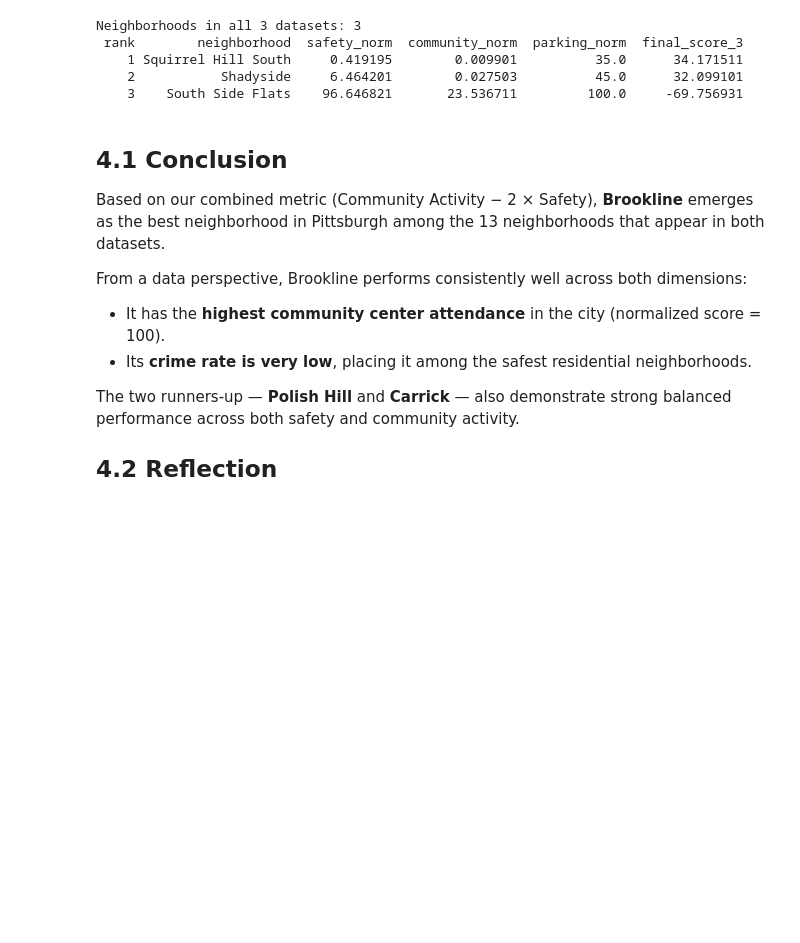
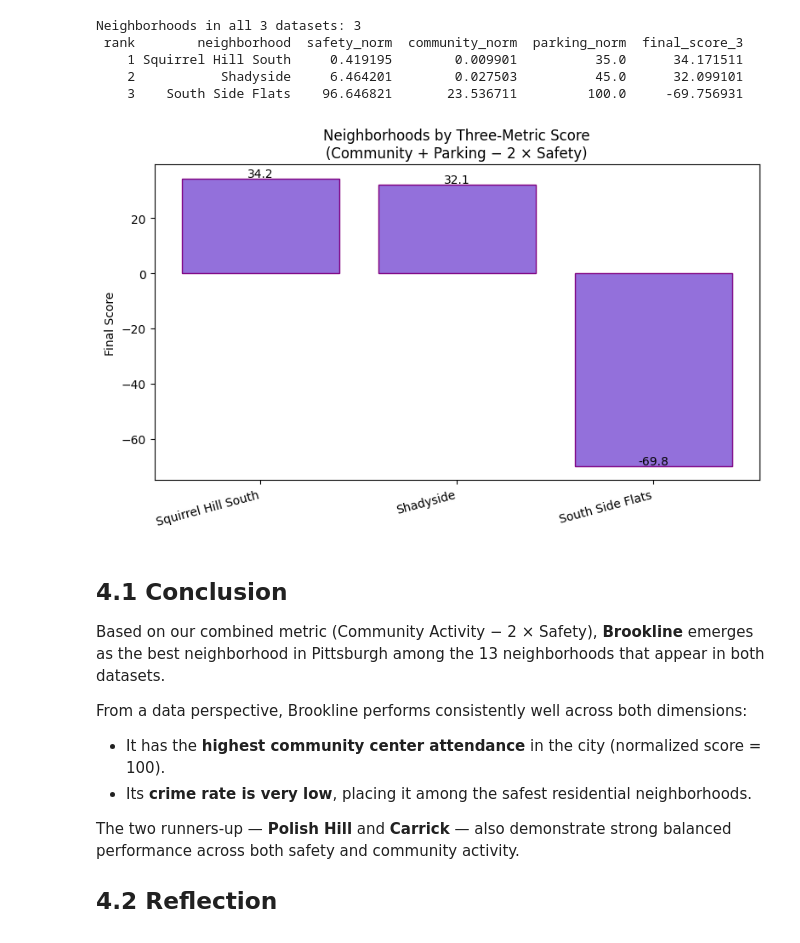
Before and after one commit to wrylht/Final-project-0011, a Jupyter notebook: combined_analysis.ipynb, the cells around one changed output. Saved outputs shown, nothing was run; the diff lists cells and outputs as text; code cells hidden in the pictures; blank space fills up the shorter version.

```diff
--- a/combined_analysis.ipynb
+++ b/combined_analysis.ipynb
@@ -356,6 +356,19 @@ Neighborhoods in all 3 datasets: 3
     1 Squirrel Hill South     0.419195        0.009901          35.0      34.171511
     2           Shadyside     6.464201        0.027503          45.0      32.099101
     3    South Side Flats    96.646821       23.536711         100.0     -69.756931
+# %%
+plt.figure(figsize=(8, 5))
+plt.bar(result_all3['neighborhood'], result_all3['final_score_3'], color='mediumpurple', edgecolor='purple')
+plt.xticks(rotation=15, ha='right')
+plt.ylabel('Final Score')
+plt.title('Neighborhoods by Three-Metric Score\n(Community + Parking − 2 × Safety)')
+for i, row in result_all3.iterrows():
+    plt.text(i, row['final_score_3'] + 0.5, f"{row['final_score_3']:.1f}", ha='center', fontsize=10)
+plt.tight_layout()
+plt.savefig('three_metric_top3.png', dpi=150, bbox_inches='tight')
+plt.show()
+# %% [output]
+[figure, added]
 # %% [markdown]
 ## 4.1 Conclusion
 
```
